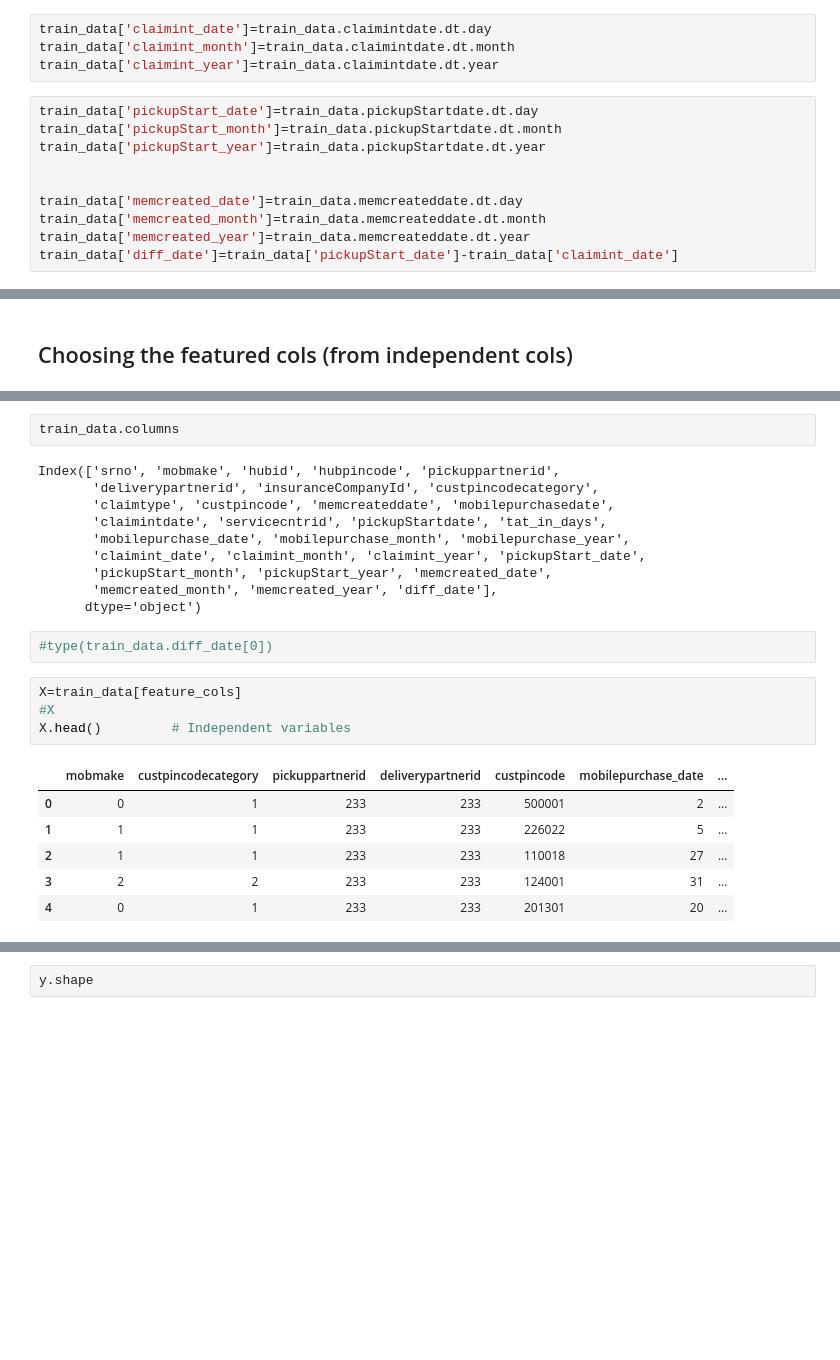
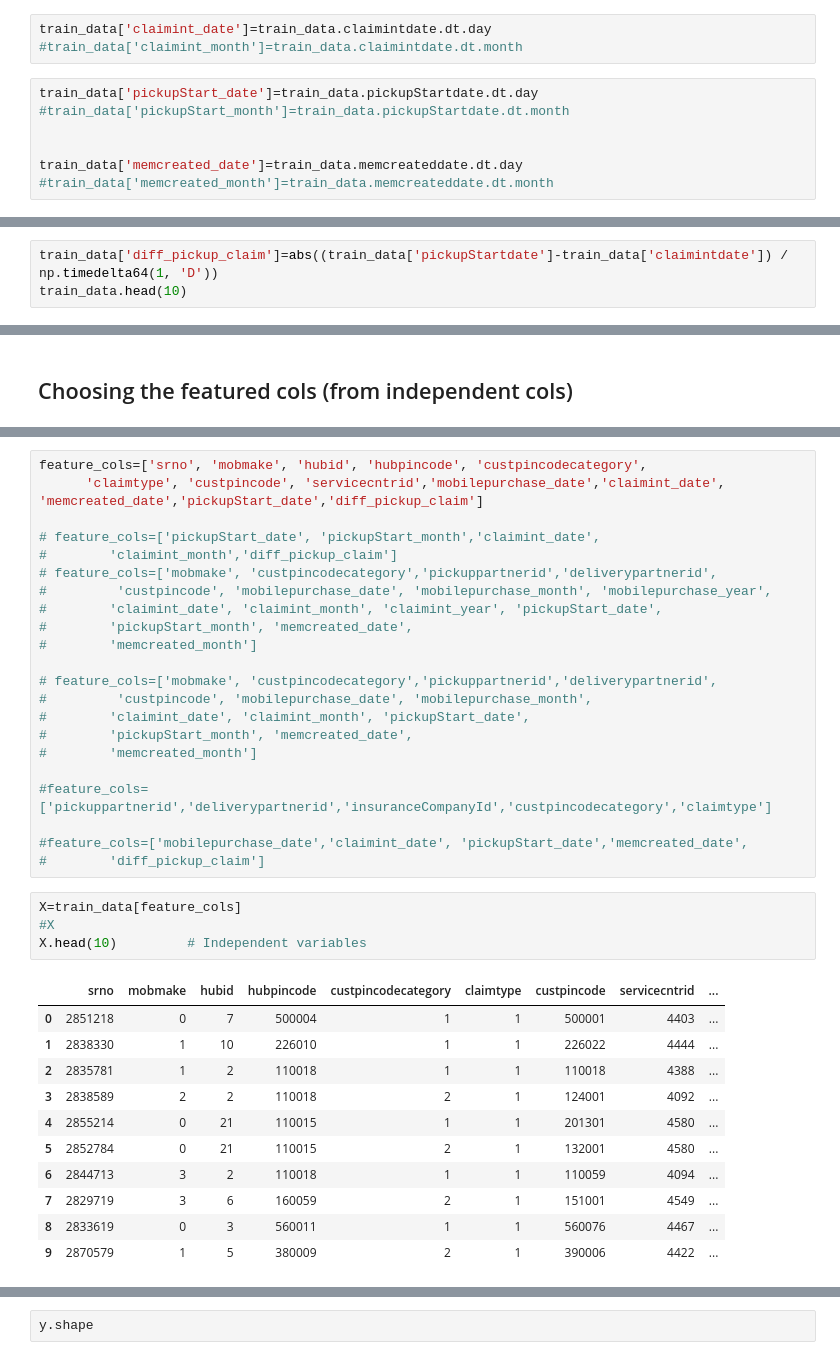
Before and after one commit to Reenagrg123/Assignment-Machine_Learning-, a Jupyter notebook: problem_2/problem2_sol.ipynb, the cells around one changed output, grey strips where cells are left out. Saved outputs shown, nothing was run; the diff lists cells and outputs as text; blank space fills up the shorter version.

```diff
--- a/problem_2/problem2_sol.ipynb
+++ b/problem_2/problem2_sol.ipynb
@@ -86,15 +82,11 @@ train_data['mobilepurchase_year']=train_data.mobilepurchasedate.dt.year
 #train_data['mobilepurchasedate']
 # %%
 train_data['claimint_date']=train_data.claimintdate.dt.day
-train_data['claimint_month']=train_data.claimintdate.dt.month
-train_data['claimint_year']=train_data.claimintdate.dt.year
+#train_data['claimint_month']=train_data.claimintdate.dt.month
 # %%
 train_data['pickupStart_date']=train_data.pickupStartdate.dt.day
-train_data['pickupStart_month']=train_data.pickupStartdate.dt.month
-train_data['pickupStart_year']=train_data.pickupStartdate.dt.year
+#train_data['pickupStart_month']=train_data.pickupStartdate.dt.month
 
 
 train_data['memcreated_date']=train_data.memcreateddate.dt.day
-train_data['memcreated_month']=train_data.memcreateddate.dt.month
-train_data['memcreated_year']=train_data.memcreateddate.dt.year
-train_data['diff_date']=train_data['pickupStart_date']-train_data['claimint_date']
+#train_data['memcreated_month']=train_data.memcreateddate.dt.month
@@ -100,0 +95,3 @@ train_data['diff_date']=train_data['pickupStart_date']-train_data['claimint_date
+# %%
+train_data['diff_pickup_claim']=abs((train_data['pickupStartdate']-train_data['claimintdate']) / np.timedelta64(1, 'D'))
+train_data.head(10)
@@ -160,25 +209,38 @@ feature_cols=['mobmake', 'custpincodecategory','pickuppartnerid','deliverypartne
-# %%
-train_data.columns
-# %% [output]
-Index(['srno', 'mobmake', 'hubid', 'hubpincode', 'pickuppartnerid',
-       'deliverypartnerid', 'insuranceCompanyId', 'custpincodecategory',
-       'claimtype', 'custpincode', 'memcreateddate', 'mobilepurchasedate',
-       'claimintdate', 'servicecntrid', 'pickupStartdate', 'tat_in_days',
-       'mobilepurchase_date', 'mobilepurchase_month', 'mobilepurchase_year',
-       'claimint_date', 'claimint_month', 'claimint_year', 'pickupStart_date',
-       'pickupStart_month', 'pickupStart_year', 'memcreated_date',
-       'memcreated_month', 'memcreated_year', 'diff_date'],
-      dtype='object')
-# %%
-#type(train_data.diff_date[0])
+# %%
+feature_cols=['srno', 'mobmake', 'hubid', 'hubpincode', 'custpincodecategory',
+      'claimtype', 'custpincode', 'servicecntrid','mobilepurchase_date','claimint_date', 'memcreated_date','pickupStart_date','diff_pickup_claim']
+
+# feature_cols=['pickupStart_date', 'pickupStart_month','claimint_date',
+#        'claimint_month','diff_pickup_claim']
+# feature_cols=['mobmake', 'custpincodecategory','pickuppartnerid','deliverypartnerid',
+#         'custpincode', 'mobilepurchase_date', 'mobilepurchase_month', 'mobilepurchase_year',
+#        'claimint_date', 'claimint_month', 'claimint_year', 'pickupStart_date',
+#        'pickupStart_month', 'memcreated_date',
+#        'memcreated_month']
+
+# feature_cols=['mobmake', 'custpincodecategory','pickuppartnerid','deliverypartnerid',
+#         'custpincode', 'mobilepurchase_date', 'mobilepurchase_month',
+#        'claimint_date', 'claimint_month', 'pickupStart_date',
+#        'pickupStart_month', 'memcreated_date',
+#        'memcreated_month']
+
+#feature_cols=['pickuppartnerid','deliverypartnerid','insuranceCompanyId','custpincodecategory','claimtype']
+
+#feature_cols=['mobilepurchase_date','claimint_date', 'pickupStart_date','memcreated_date',
+#        'diff_pickup_claim']
 # %%
 X=train_data[feature_cols]
 #X
-X.head()         # Independent variables
+X.head(10)         # Independent variables
 # %% [output]
-|  | mobmake | custpincodecategory | pickuppartnerid | deliverypartnerid | custpincode | mobilepurchase_date | ... |
-| 0 | 0 | 1 | 233 | 233 | 500001 | 2 | ... |
-| 1 | 1 | 1 | 233 | 233 | 226022 | 5 | ... |
-| 2 | 1 | 1 | 233 | 233 | 110018 | 27 | ... |
-| 3 | 2 | 2 | 233 | 233 | 124001 | 31 | ... |
-| 4 | 0 | 1 | 233 | 233 | 201301 | 20 | ... |
+|  | srno | mobmake | hubid | hubpincode | custpincodecategory | claimtype | custpincode | servicecntrid | ... |
+| 0 | 2851218 | 0 | 7 | 500004 | 1 | 1 | 500001 | 4403 | ... |
+| 1 | 2838330 | 1 | 10 | 226010 | 1 | 1 | 226022 | 4444 | ... |
+| 2 | 2835781 | 1 | 2 | 110018 | 1 | 1 | 110018 | 4388 | ... |
+| 3 | 2838589 | 2 | 2 | 110018 | 2 | 1 | 124001 | 4092 | ... |
+| 4 | 2855214 | 0 | 21 | 110015 | 1 | 1 | 201301 | 4580 | ... |
+| 5 | 2852784 | 0 | 21 | 110015 | 2 | 1 | 132001 | 4580 | ... |
+| 6 | 2844713 | 3 | 2 | 110018 | 1 | 1 | 110059 | 4094 | ... |
+| 7 | 2829719 | 3 | 6 | 160059 | 2 | 1 | 151001 | 4549 | ... |
+| 8 | 2833619 | 0 | 3 | 560011 | 1 | 1 | 560076 | 4467 | ... |
+| 9 | 2870579 | 1 | 5 | 380009 | 2 | 1 | 390006 | 4422 | ... |
```
Also changed, not shown: parts of 52 cells of this notebook, 2 other files.
